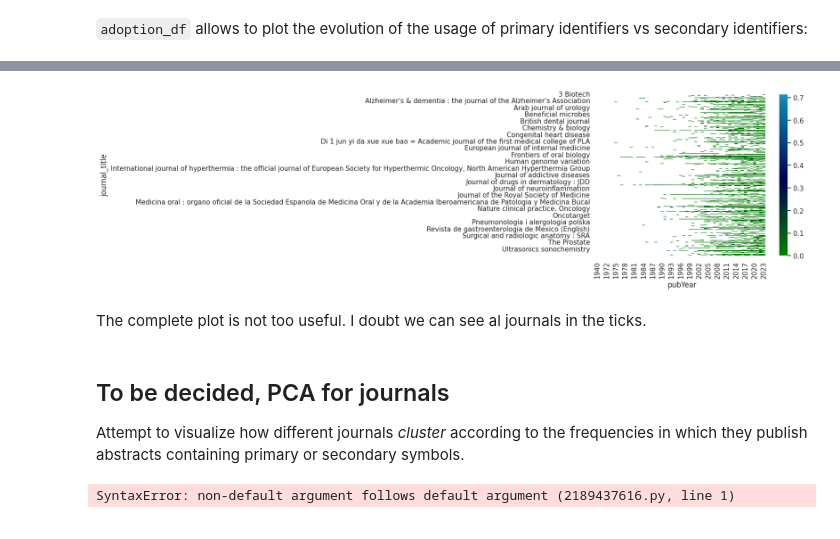
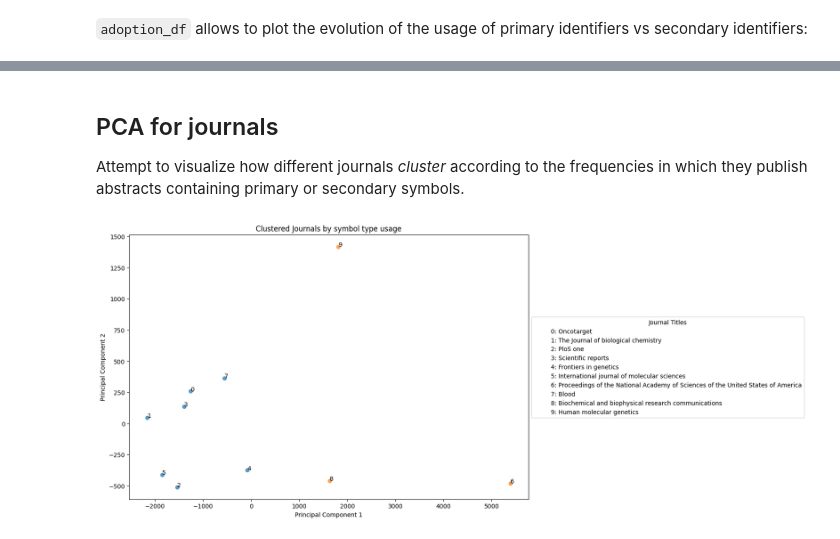
Before and after one commit to sec2pri/usecases, a Jupyter notebook: bibliometric_symbol_usage/HGNC_symbols_literature.ipynb, the cells around one changed output, grey strips where cells are left out. Cells and saved outputs as stored; diff of their text form; code cells hidden in the pictures.

```diff
--- a/bibliometric_symbol_usage/HGNC_symbols_literature.ipynb
+++ b/bibliometric_symbol_usage/HGNC_symbols_literature.ipynb
@@ -169,4 +292,5 @@ Below we retrieve the top 10 journals in terms of bibliometric hits for either p
 # %%
 top_10 = adoption_df['journal_title'].value_counts().head(10).index.tolist()
-print("-", "\n-".join(top_10))
+subset_adoption_df = adoption_df[adoption_df['journal_title'].isin(top_10)]
+list(set(subset_adoption_df['journal_title']))
 # %% [output]
@@ -241,21 +307,9 @@ plt.show()
-# %%
-table = sec2pri_all.pivot_table(index='journal_title', columns='pubYear', values='sec2pri')
-
-# Create the heatmap using seaborn
-sns.heatmap(table, cmap='ocean', center=0.5)
-
-# Show the plot
-plt.show()
-# %% [output]
-[figure, removed]
-# %% [markdown]
-The complete plot is not too useful. I doubt we can see al journals in the ticks.
 # %% [markdown]
-## To be decided, PCA for journals
+## PCA for journals
 
 Attempt to visualize how different journals _cluster_ according to the frequencies in which they publish abstracts containing primary or secondary symbols.
 # %%
-def cluster_journal_symbol(data=adoption_df, n_clusters):
+def cluster_journal_symbol(data, n_clusters):
     # Group by journal_title and calculate the frequency of 0s and 1s
     grouped = data.groupby('journal_title')['symbol_type'].value_counts().unstack(fill_value=0)
 
@@ -308,7 +362,11 @@ def cluster_journal_symbol(data=adoption_df, n_clusters):
 
     plt.legend(handles=num_legend_handles, title='Journal Titles', loc='upper left', bbox_to_anchor=(1, 0.7))
 
+    # Add both legends to the plot
+    #plt.gca().add_artist(color_legend)
 
     plt.show()
-# %% [output]
-SyntaxError: non-default argument follows default argument (2189437616.py, line 1)
+# %%
+cluster_journal_symbol(subset_adoption_df, 2)
+# %% [output]
+[figure, added]
```
Also changed, not shown: parts of 27 cells of this notebook, 3 other files.
